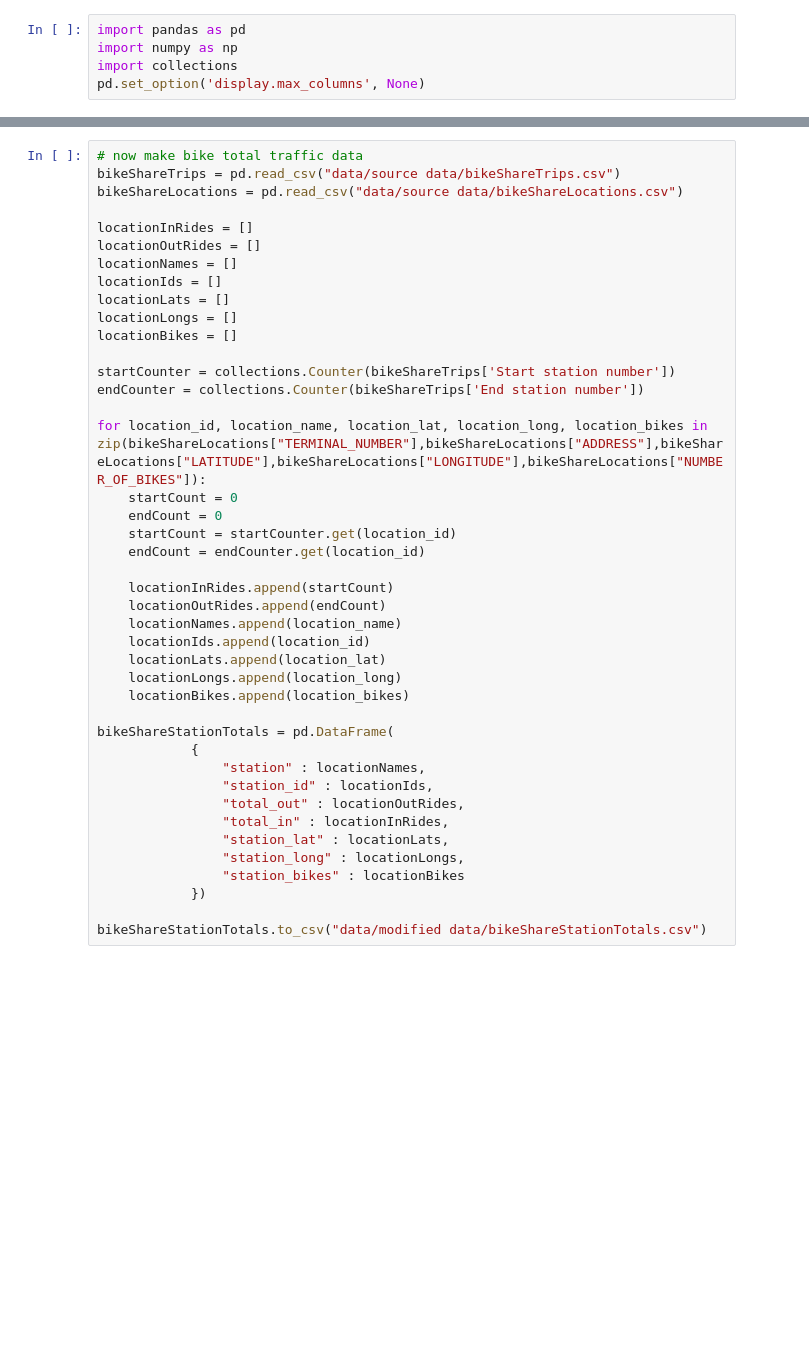
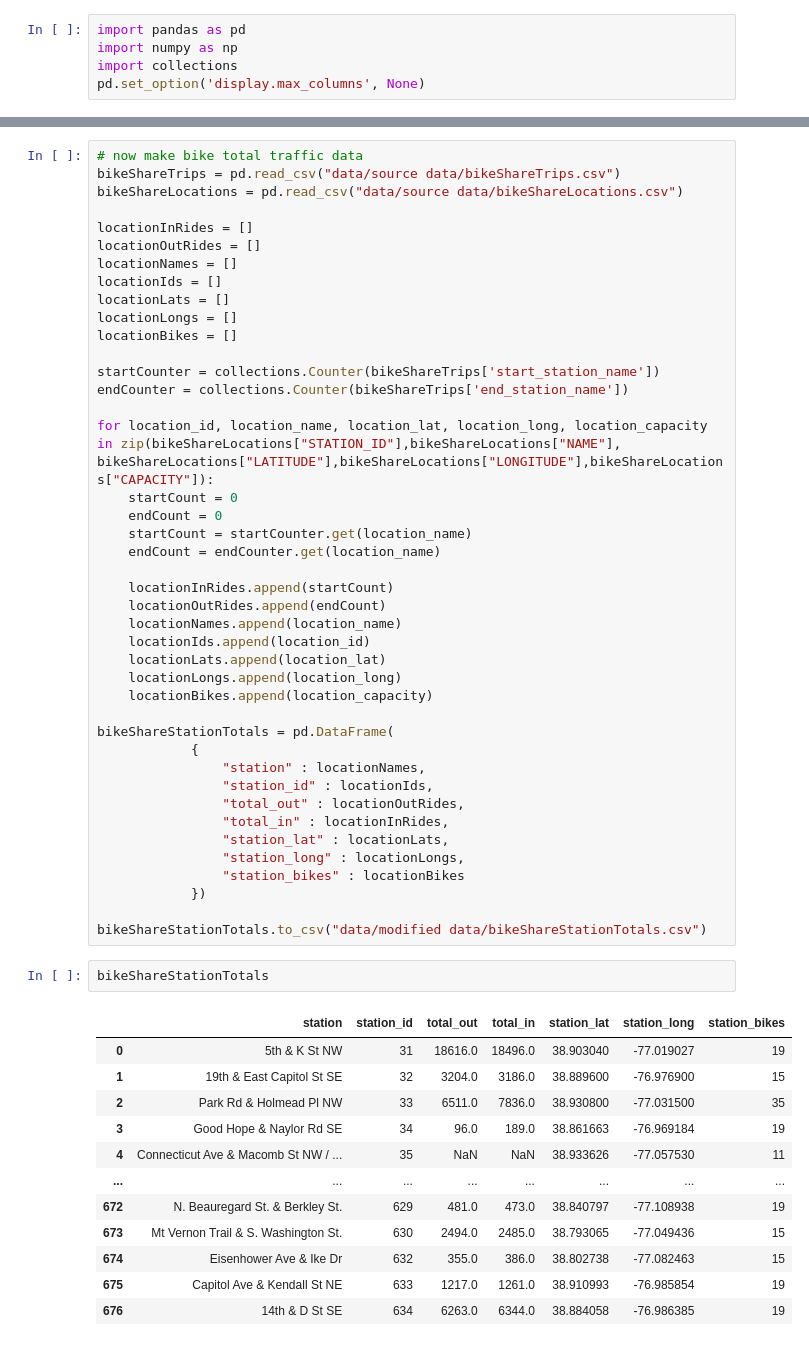
Before and after one commit to jagluck/dc-bike-analysis, a Jupyter notebook: modify data.ipynb, the cells around one changed output, grey strips where cells are left out. Saved outputs shown, nothing was run; the diff lists cells and outputs as text; blank space fills up the shorter version.

```diff
--- a/modify data.ipynb
+++ b/modify data.ipynb
@@ -125,14 +113,14 @@ locationLats = []
 locationLongs = []
 locationBikes = []
 
-startCounter = collections.Counter(bikeShareTrips['Start station number'])
-endCounter = collections.Counter(bikeShareTrips['End station number'])
+startCounter = collections.Counter(bikeShareTrips['start_station_name'])
+endCounter = collections.Counter(bikeShareTrips['end_station_name'])
 
-for location_id, location_name, location_lat, location_long, location_bikes in zip(bikeShareLocations["TERMINAL_NUMBER"],bikeShareLocations["ADDRESS"],bikeShareLocations["LATITUDE"],bikeShareLocations["LONGITUDE"],bikeShareLocations["NUMBER_OF_BIKES"]):
+for location_id, location_name, location_lat, location_long, location_capacity in zip(bikeShareLocations["STATION_ID"],bikeShareLocations["NAME"], bikeShareLocations["LATITUDE"],bikeShareLocations["LONGITUDE"],bikeShareLocations["CAPACITY"]):
     startCount = 0
     endCount = 0
-    startCount = startCounter.get(location_id)
-    endCount = endCounter.get(location_id)
+    startCount = startCounter.get(location_name)
+    endCount = endCounter.get(location_name)
 
     locationInRides.append(startCount)
     locationOutRides.append(endCount)
@@ -140,7 +128,7 @@ for location_id, location_name, location_lat, location_long, location_bikes in z
     locationIds.append(location_id)
     locationLats.append(location_lat)
     locationLongs.append(location_long)
-    locationBikes.append(location_bikes)
+    locationBikes.append(location_capacity)
 
 bikeShareStationTotals = pd.DataFrame(
             {
@@ -154,3 +142,18 @@ bikeShareStationTotals = pd.DataFrame(
             })
 
 bikeShareStationTotals.to_csv("data/modified data/bikeShareStationTotals.csv")
+# %%
+bikeShareStationTotals
+# %% [output]
+|  | station | station_id | total_out | total_in | station_lat | station_long | station_bikes |
+| 0 | 5th & K St NW | 31 | 18616.0 | 18496.0 | 38.903040 | -77.019027 | 19 |
+| 1 | 19th & East Capitol St SE | 32 | 3204.0 | 3186.0 | 38.889600 | -76.976900 | 15 |
+| 2 | Park Rd & Holmead Pl NW | 33 | 6511.0 | 7836.0 | 38.930800 | -77.031500 | 35 |
+| 3 | Good Hope & Naylor Rd SE | 34 | 96.0 | 189.0 | 38.861663 | -76.969184 | 19 |
+| 4 | Connecticut Ave & Macomb St NW / ... | 35 | NaN | NaN | 38.933626 | -77.057530 | 11 |
+| ... | ... | ... | ... | ... | ... | ... | ... |
+| 672 | N. Beauregard St. & Berkley St. | 629 | 481.0 | 473.0 | 38.840797 | -77.108938 | 19 |
+| 673 | Mt Vernon Trail & S. Washington St. | 630 | 2494.0 | 2485.0 | 38.793065 | -77.049436 | 15 |
+| 674 | Eisenhower Ave & Ike Dr | 632 | 355.0 | 386.0 | 38.802738 | -77.082463 | 15 |
+| 675 | Capitol Ave & Kendall St NE | 633 | 1217.0 | 1261.0 | 38.910993 | -76.985854 | 19 |
+| 676 | 14th & D St SE | 634 | 6263.0 | 6344.0 | 38.884058 | -76.986385 | 19 |
```
Also changed, not shown: parts of 4 cells of this notebook, 14 other files.
